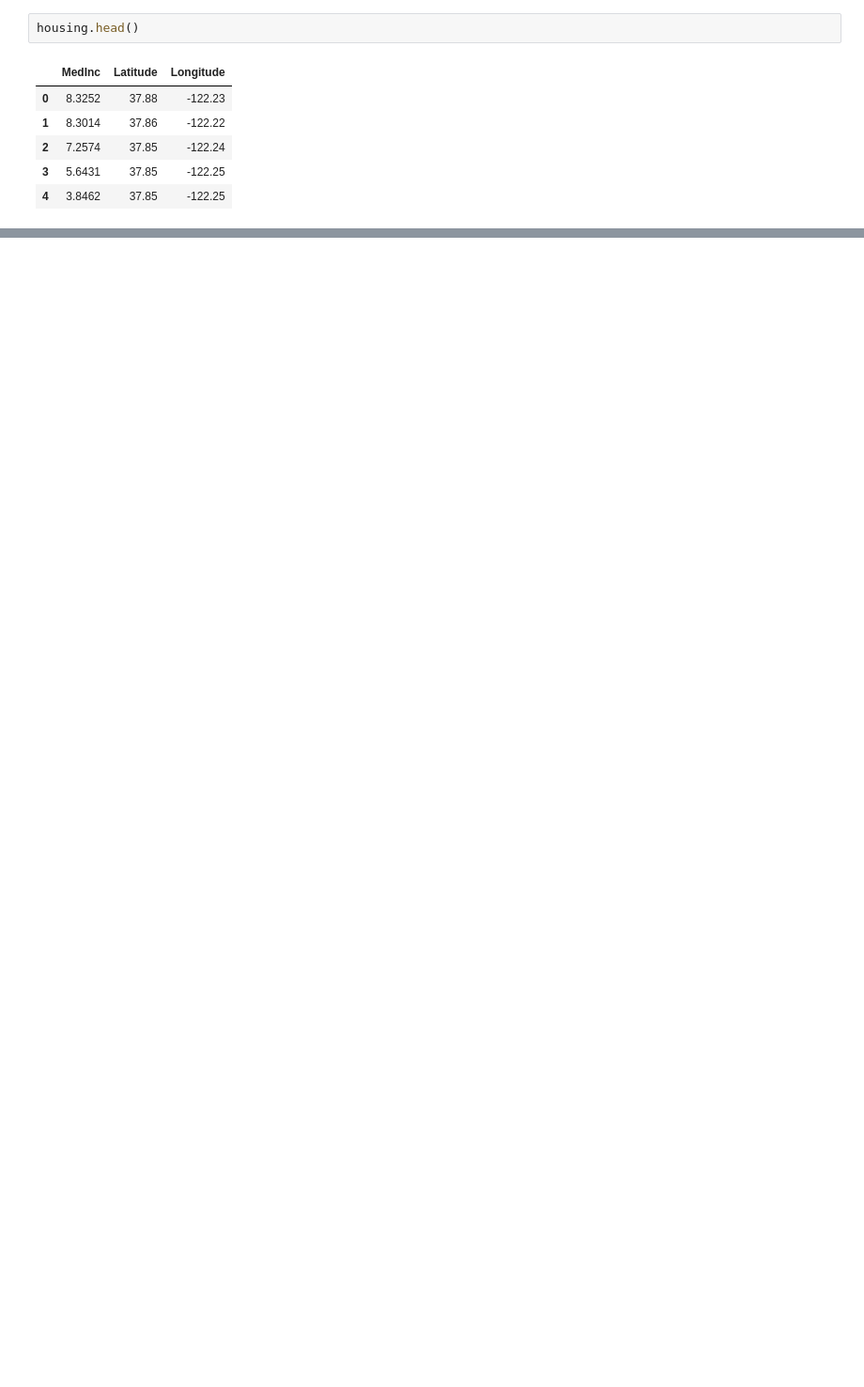
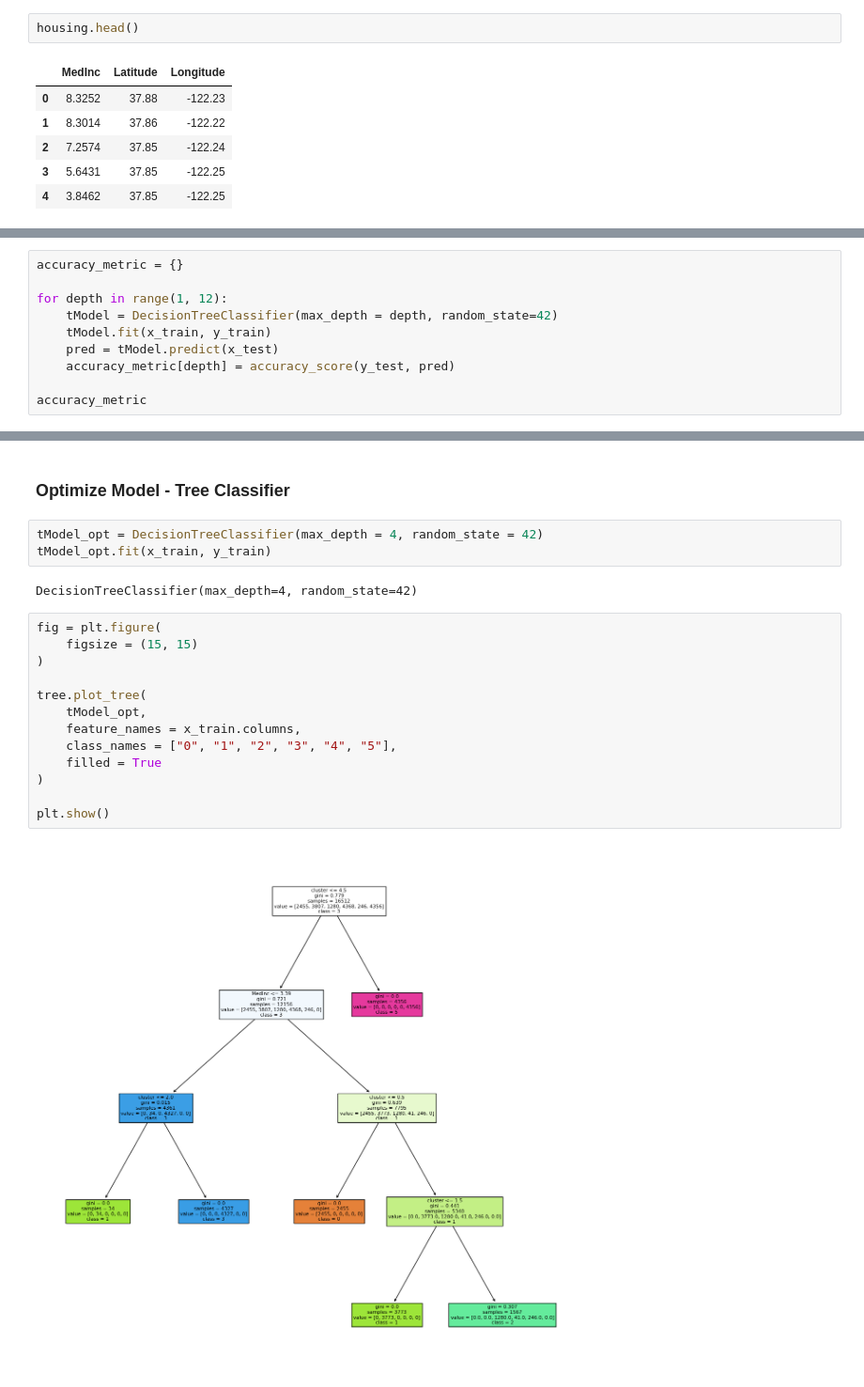
Before and after one commit to Diegomca98/4geeks-ml-template-prjs, a Jupyter notebook: src/explore.ipynb, the cells around one changed output, grey strips where cells are left out. Shown at 94% size. Drawn from its saved outputs; the diff is of its cells as text; blank space fills up the shorter version.

```diff
--- a/src/explore.ipynb
+++ b/src/explore.ipynb
@@ -30,0 +230,10 @@ housing.head()
+# %%
+accuracy_metric = {}
+
+for depth in range(1, 12):
+    tModel = DecisionTreeClassifier(max_depth = depth, random_state=42)
+    tModel.fit(x_train, y_train)
+    pred = tModel.predict(x_test)
+    accuracy_metric[depth] = accuracy_score(y_test, pred)
+
+accuracy_metric
@@ -30,0 +252,22 @@ housing.head()
+# %% [markdown]
+### Optimize Model - Tree Classifier
+# %%
+tModel_opt = DecisionTreeClassifier(max_depth = 4, random_state = 42)
+tModel_opt.fit(x_train, y_train)
+# %% [output]
+DecisionTreeClassifier(max_depth=4, random_state=42)
+# %%
+fig = plt.figure(
+    figsize = (15, 15)
+)
+
+tree.plot_tree(
+    tModel_opt,
+    feature_names = x_train.columns,
+    class_names = ["0", "1", "2", "3", "4", "5"],
+    filled = True
+)
+
+plt.show()
+# %% [output]
+[figure, added]
```
Also changed, not shown: parts of 28 cells of this notebook, 2 other files.
